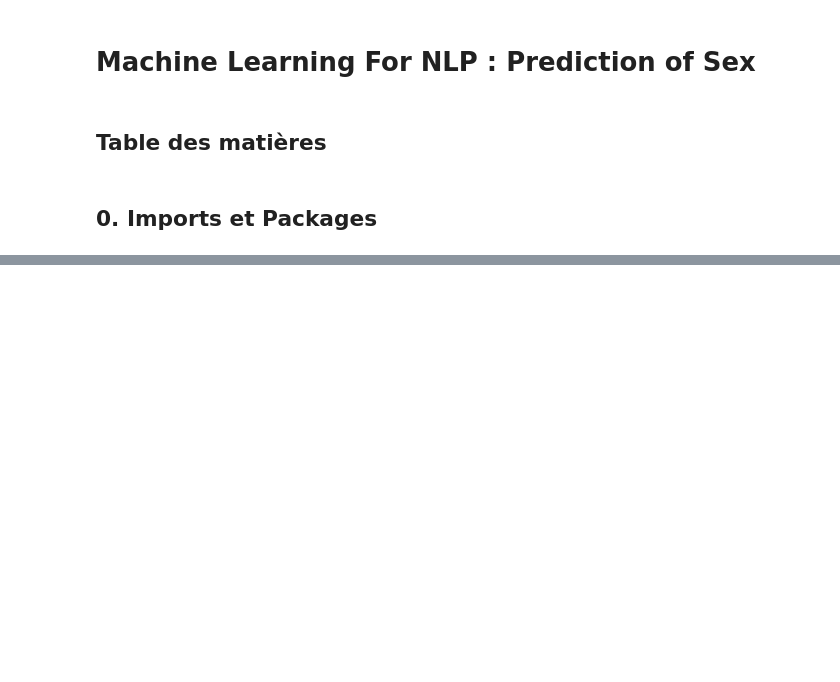
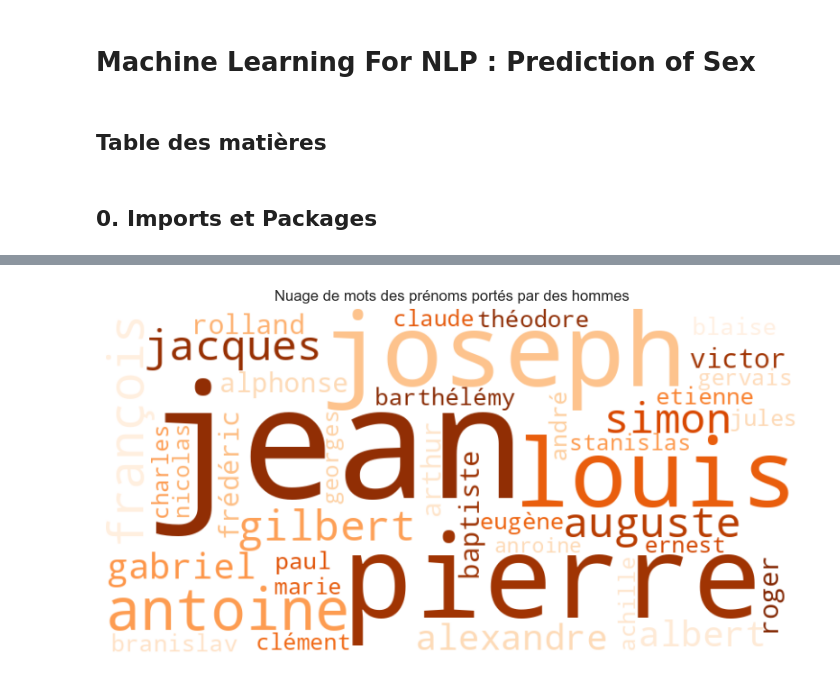
Before and after one commit to emanieluu/ml_for_nlp, a Jupyter notebook: NLP_Project.ipynb, the cells around one changed output, grey strips where cells are left out. Cells and saved outputs as stored; diff of their text form; code cells hidden in the pictures; blank space fills up the shorter version.

```diff
--- a/NLP_Project.ipynb
+++ b/NLP_Project.ipynb
@@ -334,0 +151,14 @@ jointure_data = pd.merge(
+# %%
+all_names = " ".join(df_homme["firstname"].dropna())
+colormap = "Oranges"
+wordcloud = WordCloud(
+    width=800, height=400, background_color="white", colormap=colormap
+).generate(all_names)
+
+plt.figure(figsize=(10, 5))
+plt.imshow(wordcloud, interpolation="bilinear")
+plt.axis("off")
+plt.title("Nuage de mots des prénoms portés par des hommes")
+plt.show()
+# %% [output]
+[figure, added]
```
Also changed, not shown: parts of 47 cells of this notebook, 2 other files.
